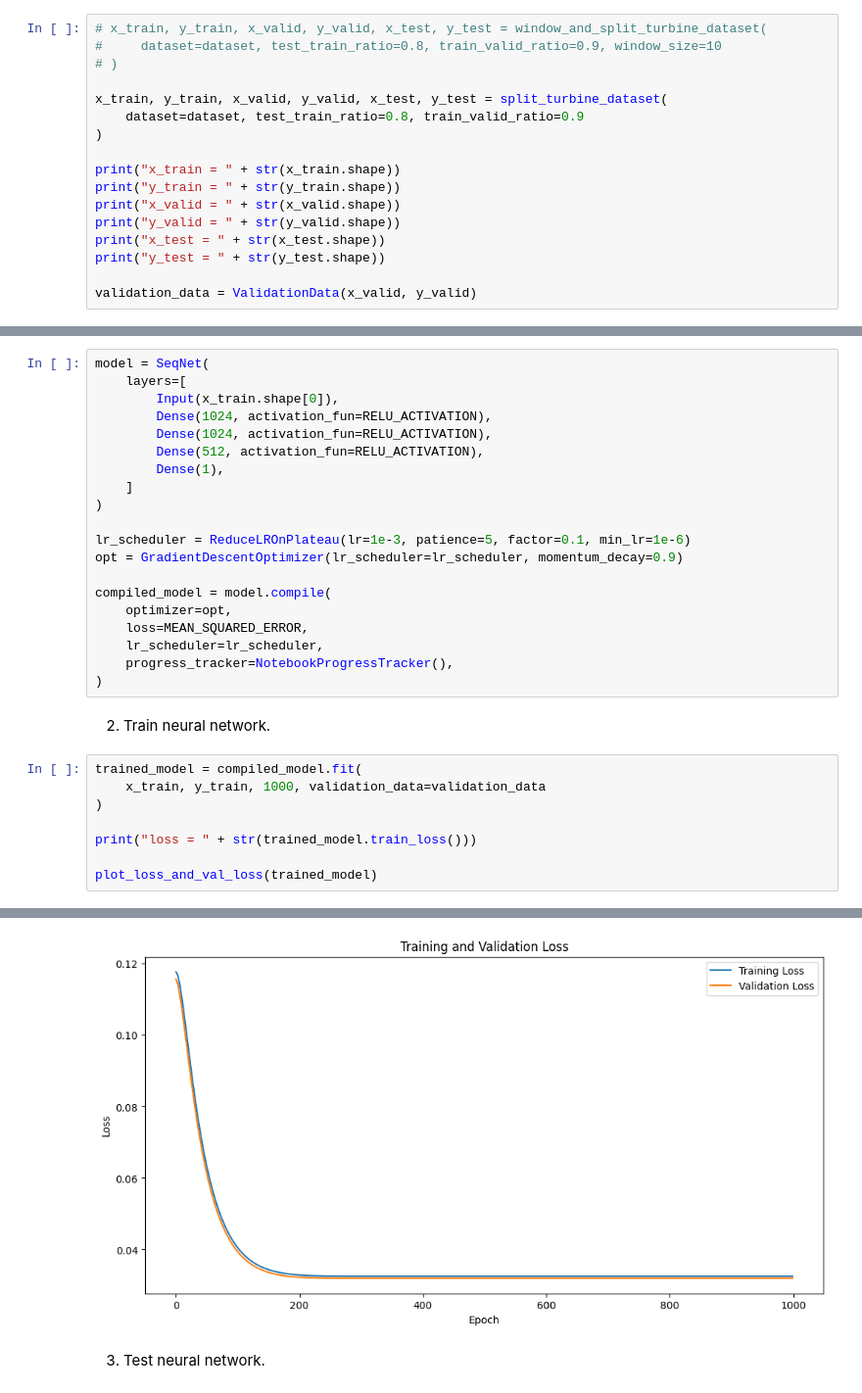
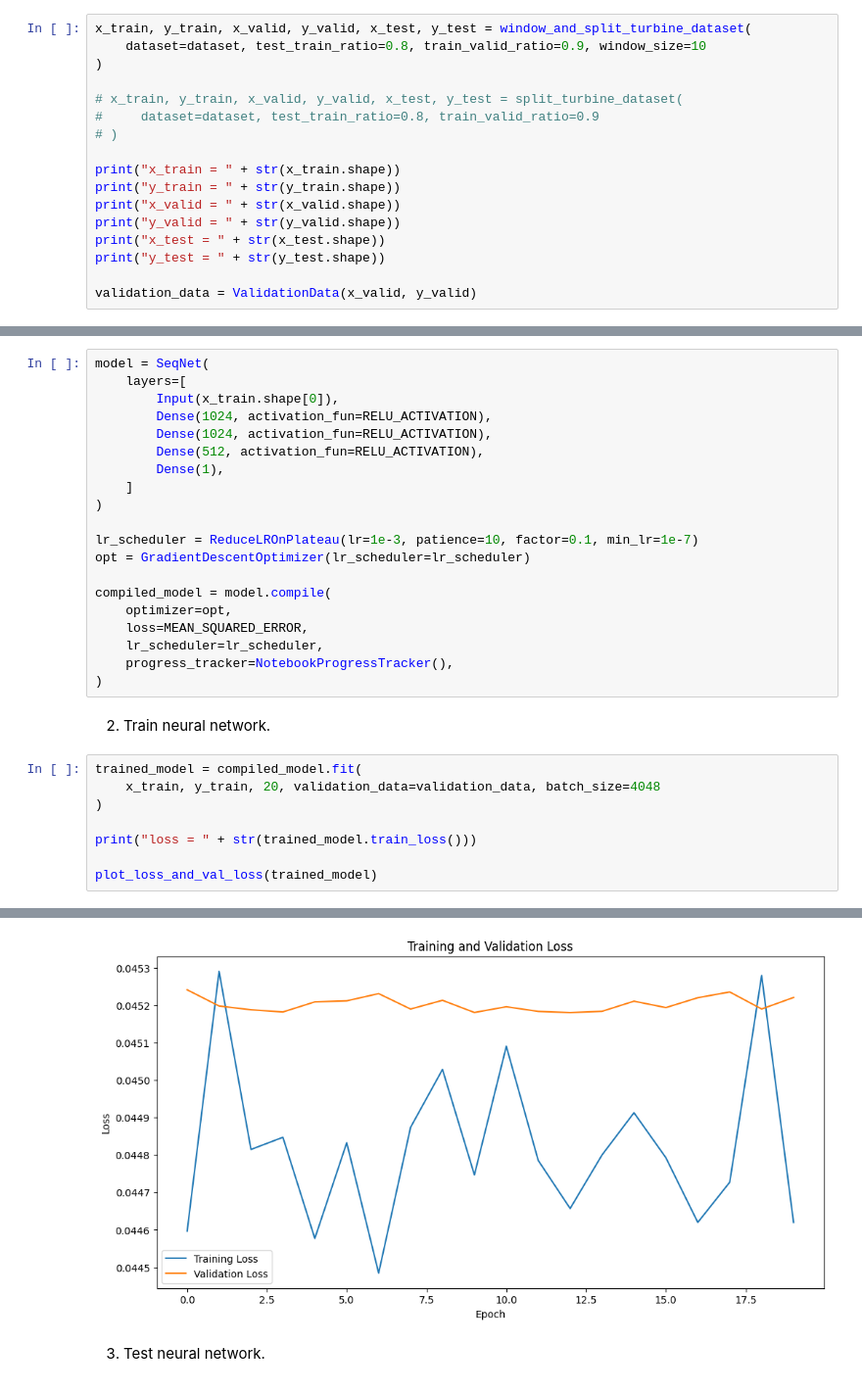
Before and after one commit to melalex/computational-intelligence, a Jupyter notebook: notebooks/wind_turbine_forecasting.ipynb, the cells around one changed output, grey strips where cells are left out. Shown at 98% size. Cells and saved outputs as stored; diff of their text form.

```diff
--- a/notebooks/wind_turbine_forecasting.ipynb
+++ b/notebooks/wind_turbine_forecasting.ipynb
@@ -55,11 +56,11 @@ dataset.head(5)
 # %%
-# x_train, y_train, x_valid, y_valid, x_test, y_test = window_and_split_turbine_dataset(
-#     dataset=dataset, test_train_ratio=0.8, train_valid_ratio=0.9, window_size=10
+x_train, y_train, x_valid, y_valid, x_test, y_test = window_and_split_turbine_dataset(
+    dataset=dataset, test_train_ratio=0.8, train_valid_ratio=0.9, window_size=10
+)
+
+# x_train, y_train, x_valid, y_valid, x_test, y_test = split_turbine_dataset(
+#     dataset=dataset, test_train_ratio=0.8, train_valid_ratio=0.9
 # )
-
-x_train, y_train, x_valid, y_valid, x_test, y_test = split_turbine_dataset(
-    dataset=dataset, test_train_ratio=0.8, train_valid_ratio=0.9
-)
 
 print("x_train = " + str(x_train.shape))
 print("y_train = " + str(y_train.shape))
@@ -178,8 +156,8 @@ model = SeqNet(
     ]
 )
 
-lr_scheduler = ReduceLROnPlateau(lr=1e-3, patience=5, factor=0.1, min_lr=1e-6)
-opt = GradientDescentOptimizer(lr_scheduler=lr_scheduler, momentum_decay=0.9)
+lr_scheduler = ReduceLROnPlateau(lr=1e-3, patience=10, factor=0.1, min_lr=1e-7)
+opt = GradientDescentOptimizer(lr_scheduler=lr_scheduler)
 
 compiled_model = model.compile(
     optimizer=opt,
@@ -191,7 +169,7 @@ compiled_model = model.compile(
 2. Train neural network.
 # %%
 trained_model = compiled_model.fit(
-    x_train, y_train, 1000, validation_data=validation_data
+    x_train, y_train, 20, validation_data=validation_data, batch_size=4048
 )
 
 print("loss = " + str(trained_model.train_loss()))
@@ -202,4 +180,4 @@ loss = 0.03253623239961948
-[figure, old version]
+[figure, new version]
 # %% [markdown]
 3. Test neural network.
 # %%
```
Also changed, not shown: parts of 15 cells of this notebook, 3 other files.
